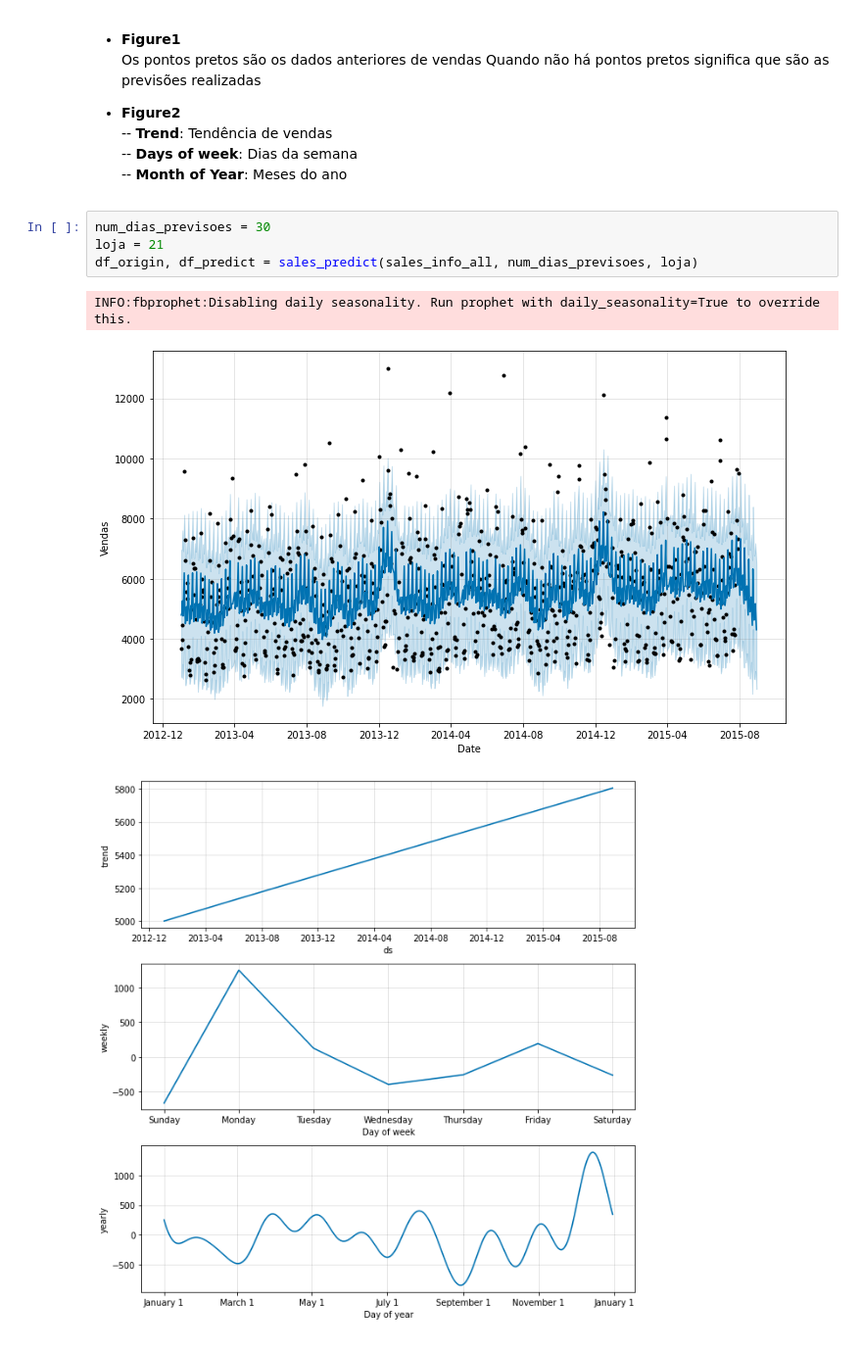
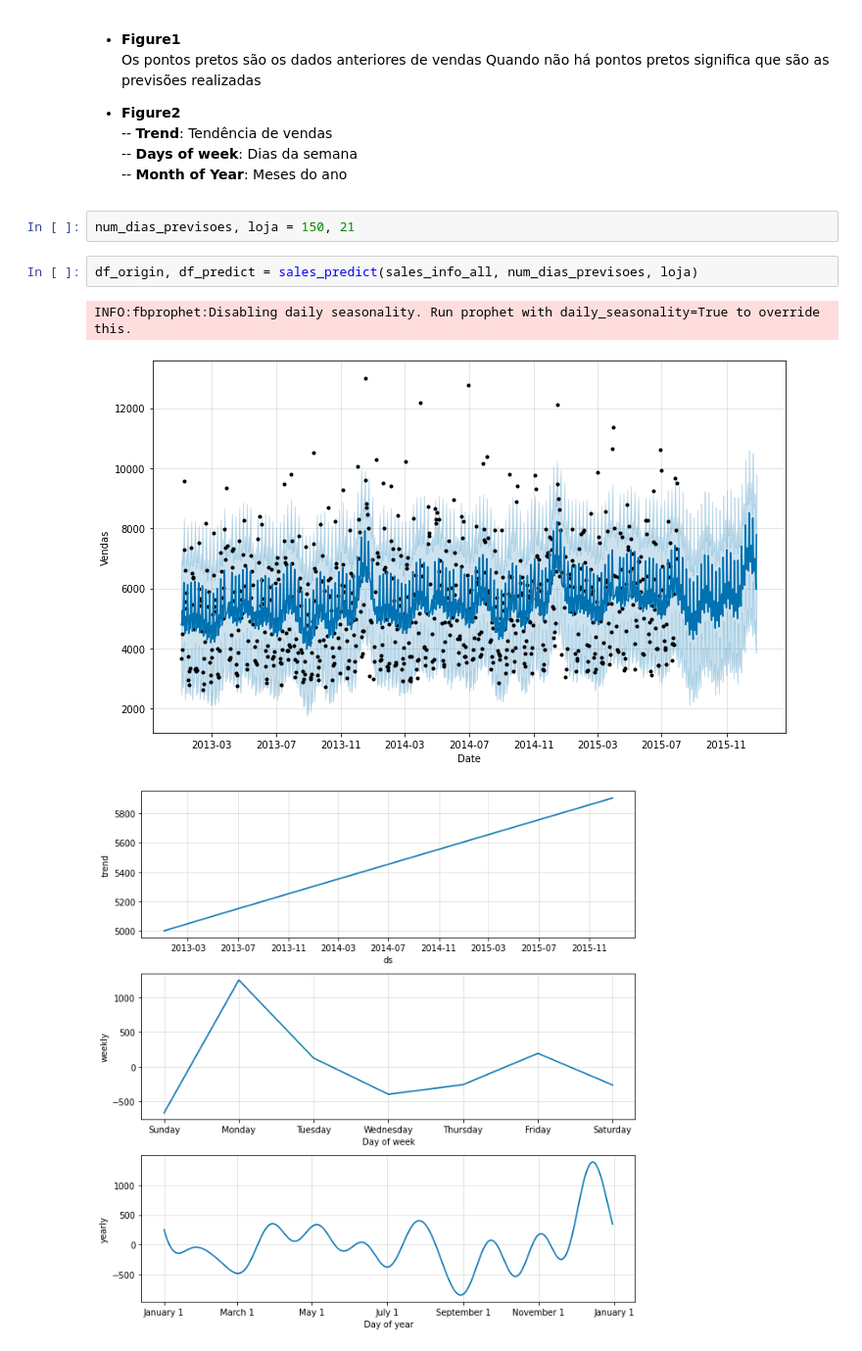
Before and after one commit to Vinicius-Luiz/ciencia_dados_para_empresas, a Jupyter notebook: DEPT VENDAS/Departamento_De_Vendas.ipynb, the cells around one changed output. Shown at 98% size. Saved outputs shown, nothing was run; the diff lists cells and outputs as text.

```diff
--- a/DEPT VENDAS/Departamento_De_Vendas.ipynb
+++ b/DEPT VENDAS/Departamento_De_Vendas.ipynb
@@ -469,14 +469,14 @@ Os pontos pretos são os dados anteriores de vendas  Quando não há pontos pret
 -- **Trend**: Tendência de vendas
 -- **Days of week**:  Dias da semana
 -- **Month of Year**: Meses do ano
+# %%
+num_dias_previsoes, loja = 150, 21
 # %%
-num_dias_previsoes = 30
-loja = 21
 df_origin, df_predict = sales_predict(sales_info_all, num_dias_previsoes, loja)
 # %% [output]
 INFO:fbprophet:Disabling daily seasonality. Run prophet with daily_seasonality=True to override this.
-[figure, old version]
+[figure, new version]
-[figure, old version]
+[figure, new version]
 # %%
 print(f'Os dados originais possuem {df_origin.shape[0]} colunas que representam um dia do ano. Já os dados previstos possuem {df_predict.shape[0]} colunas, ou seja, os {df_predict.shape[0]-df_origin.shape[0]} dias previstos foram adicionados nesse novo DataFrame')
 # %% [output]
```
Also changed, not shown: parts of 16 cells of this notebook, 2 other files.
